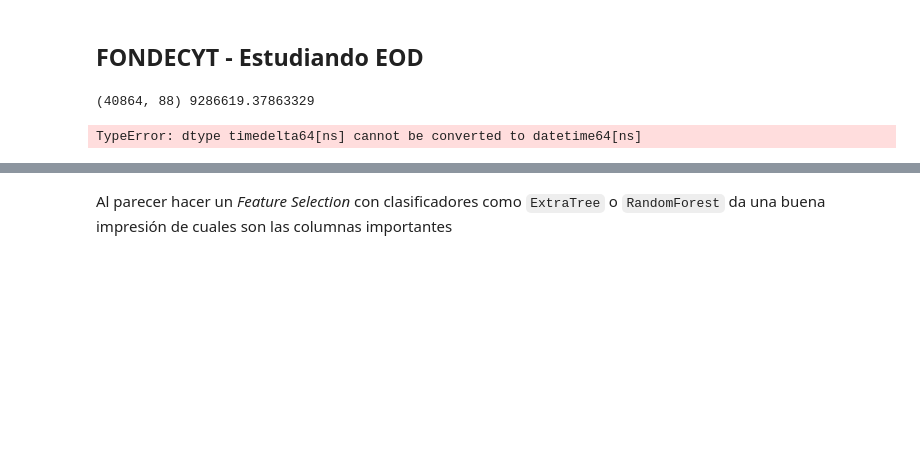
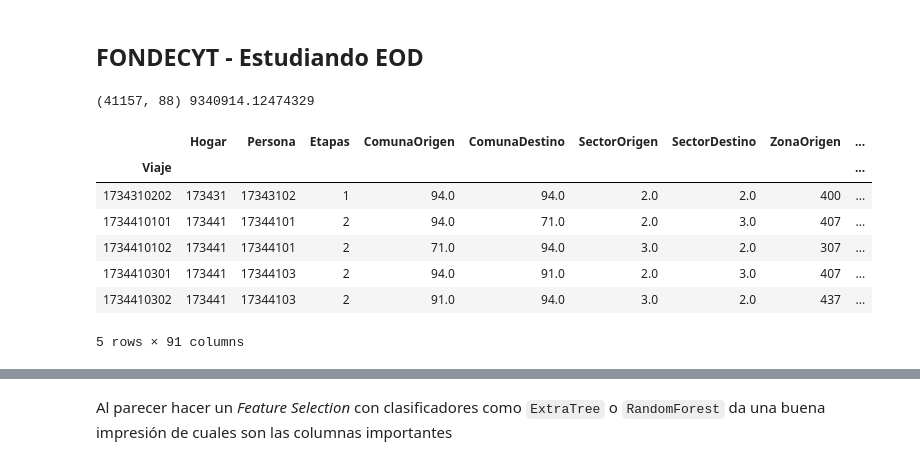
Before and after one commit to Vokturz/mode_of_transportation_notebooks, a Jupyter notebook: EOD_Model_v3.ipynb, the cells around one changed output, grey strips where cells are left out. Saved outputs shown, nothing was run; the diff lists cells and outputs as text; code cells hidden in the pictures; blank space fills up the shorter version.

```diff
--- a/EOD_Model_v3.ipynb
+++ b/EOD_Model_v3.ipynb
@@ -185,7 +193,7 @@ mode_per_trip = (pd.read_csv('./2012_eod_stgo/EOD_STGO/ViajesDifusion.csv', sep=
 trip_features = (eod.join(distances)
  .pipe(lambda x: x[(x['Imputada'] == 0) & (~x.SectorOrigen.isin([0, 7, 9])) & (~x.SectorDestino.isin([0, 7, 9]))])
  .join(purposes.rename(columns={'Proposito': 'purpose'}), on='Proposito')
- .join(mode_per_trip[['mode_of_transportation']])
+ .join(modes.rename({'Modo': 'mode_of_transportation'}, axis=1), on='ModoAgregado')
  .assign(distance=lambda x: x['DistEuclidiana'] / 1000)
  .pipe(lambda x: x[x.distance.between(0.5, 50)])
  .pipe(lambda x: x[x.AnoNac < 1995])
@@ -203,35 +211,42 @@ trip_features = (eod.join(distances)
  .assign(Educacion= lambda x: x['Estudios'].map(lambda e: estudio_mapping(e)))
 )
 
 # Agrego el sufijo _desc, lo que se refiere a descripcion
 trip_features = (trip_features
                  .join(read_parameters('TramoIngreso'), on='TramoIngresoFinal', rsuffix='_desc')
                  .join(read_parameters('TiempoMedio'), on='TiempoMedio', rsuffix='_desc')
                  .join(read_parameters('Estudios'), on='Estudios', rsuffix='_desc')
                  .join(read_parameters('Ocupacion').rename(columns={'ocupacion': 'Ocupacion_desc'}), on='Ocupacion', )
                 )
 #trip_features['Ocupacion_desc'].fillna('No responde', inplace=True)
 #trip_features['TramoIngreso_desc'].fillna('No responde', inplace=True)
 #trip_features['Estudios'].fillna('No responde', inplace=True)
 
 print(trip_features.shape, trip_features.weight.sum())
 
 trip_features['HoraIni'] = pd.to_timedelta(trip_features['HoraIni'] + ':00')
 #trip_features = trip_features[pd.notnull(trip_features['HoraIni'])]
 trip_features['HoraInicio'] = trip_features['HoraIni'] / pd.Timedelta(hours=1)
 #trip_features['HoraFin'] = pd.to_timedelta(trip_features['HoraFin'] + ':00')
 #trip_features = trip_features[pd.notnull(trip_features['HoraFin'])]
 #trip_features['HoraFinal'] = trip_features['HoraFin'] / pd.Timedelta(hours=1)
 trip_features = (trip_features
  .assign(TramoHoraInicio_desc = lambda x : x['HoraInicio'].map(lambda t: time_mapping(t))
                 ))
 
 trip_features['start_datetime'] = pd.to_datetime(trip_features.HoraIni)
 trip_features = add_periods(trip_features).drop('start_datetime', axis=1)
 trip_features.head()
 # %% [output]
-(40864, 88) 9286619.37863329
+(41157, 88) 9340914.12474329
+|  | Hogar | Persona | Etapas | ComunaOrigen | ComunaDestino | SectorOrigen | SectorDestino | ZonaOrigen | ... |
+| Viaje |  |  |  |  |  |  |  |  | ... |
+| 1734310202 | 173431 | 17343102 | 1 | 94.0 | 94.0 | 2.0 | 2.0 | 400 | ... |
+| 1734410101 | 173441 | 17344101 | 2 | 94.0 | 71.0 | 2.0 | 3.0 | 407 | ... |
+| 1734410102 | 173441 | 17344101 | 2 | 71.0 | 94.0 | 3.0 | 2.0 | 307 | ... |
+| 1734410301 | 173441 | 17344103 | 2 | 94.0 | 91.0 | 2.0 | 3.0 | 407 | ... |
+| 1734410302 | 173441 | 17344103 | 2 | 91.0 | 94.0 | 3.0 | 2.0 | 437 | ... |
-TypeError: dtype timedelta64[ns] cannot be converted to datetime64[ns]
+5 rows × 91 columns
 # %%
 home_data = pd.read_csv('./2012_eod_stgo/EOD_STGO/Hogares.csv', sep=';', decimal=',')
 def weighted_mean(df, value, weight):
```
Also changed, not shown: parts of 15 cells of this notebook, 6 other files.
